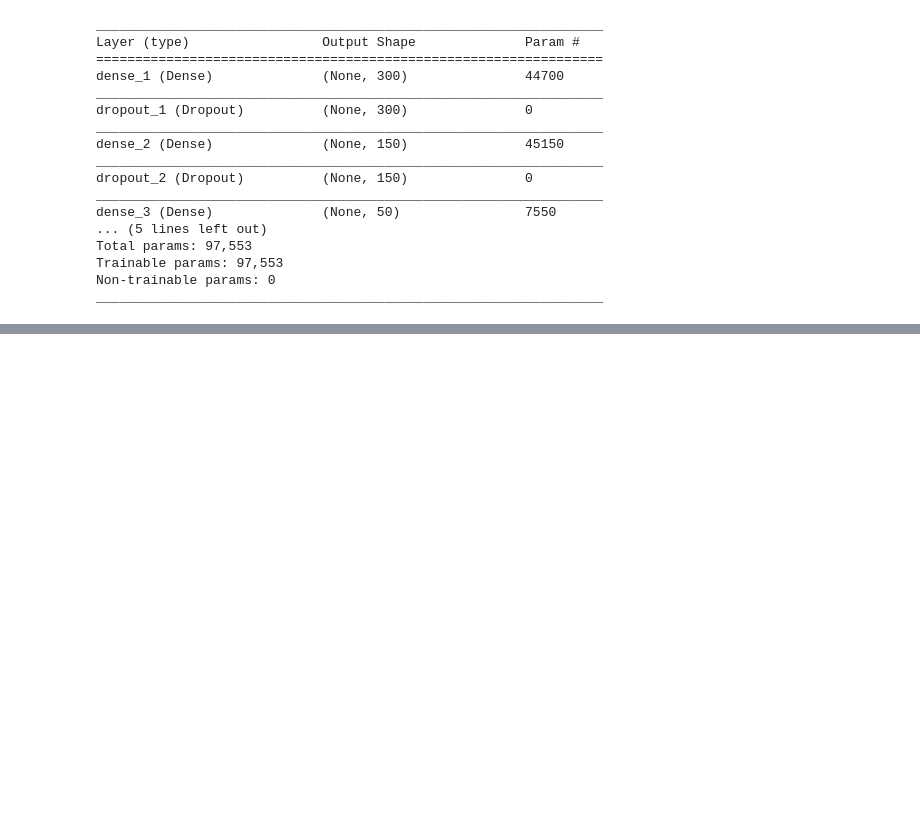
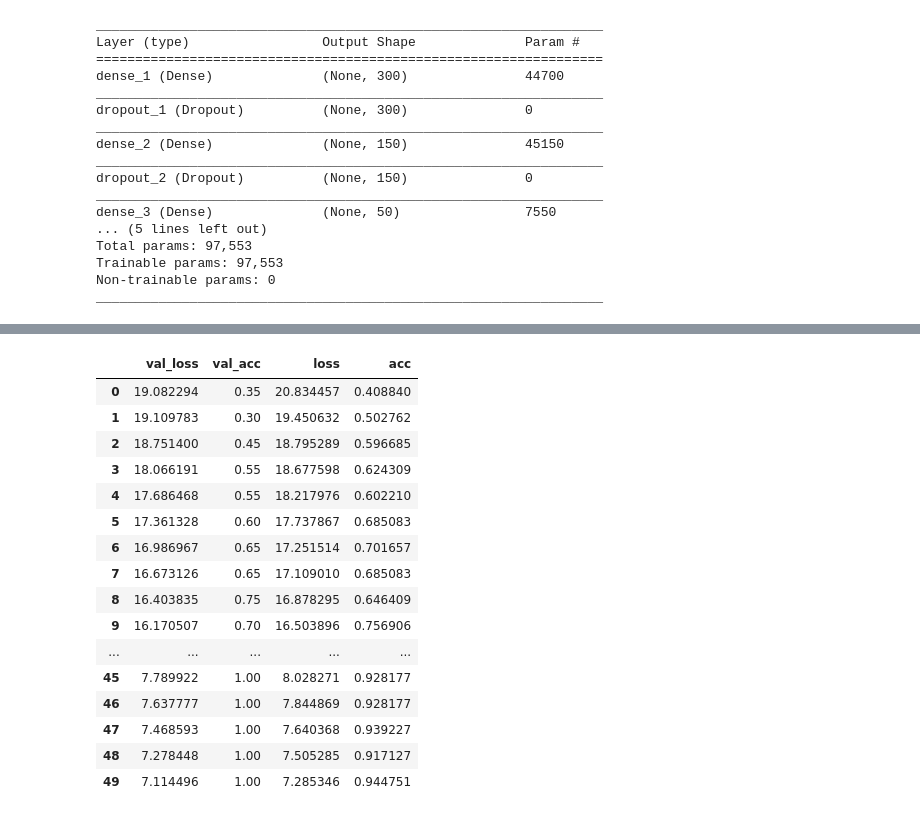
Before and after one commit to ahsanMah/interpretDL, a Jupyter notebook: ADNNI.ipynb, the cells around one changed output, grey strips where cells are left out. Drawn from its saved outputs; the diff is of its cells as text; code cells hidden in the pictures; blank space fills up the shorter version.

```diff
--- a/ADNNI.ipynb
+++ b/ADNNI.ipynb
@@ -380,0 +398,20 @@ Epoch 30/30
+# %%
+df
+# %% [output]
+|  | val_loss | val_acc | loss | acc |
+| 0 | 19.082294 | 0.35 | 20.834457 | 0.408840 |
+| 1 | 19.109783 | 0.30 | 19.450632 | 0.502762 |
+| 2 | 18.751400 | 0.45 | 18.795289 | 0.596685 |
+| 3 | 18.066191 | 0.55 | 18.677598 | 0.624309 |
+| 4 | 17.686468 | 0.55 | 18.217976 | 0.602210 |
+| 5 | 17.361328 | 0.60 | 17.737867 | 0.685083 |
+| 6 | 16.986967 | 0.65 | 17.251514 | 0.701657 |
+| 7 | 16.673126 | 0.65 | 17.109010 | 0.685083 |
+| 8 | 16.403835 | 0.75 | 16.878295 | 0.646409 |
+| 9 | 16.170507 | 0.70 | 16.503896 | 0.756906 |
+| ... | ... | ... | ... | ... |
+| 45 | 7.789922 | 1.00 | 8.028271 | 0.928177 |
+| 46 | 7.637777 | 1.00 | 7.844869 | 0.928177 |
+| 47 | 7.468593 | 1.00 | 7.640368 | 0.939227 |
+| 48 | 7.278448 | 1.00 | 7.505285 | 0.917127 |
+| 49 | 7.114496 | 1.00 | 7.285346 | 0.944751 |
```
Also changed, not shown: parts of 15 cells of this notebook.
